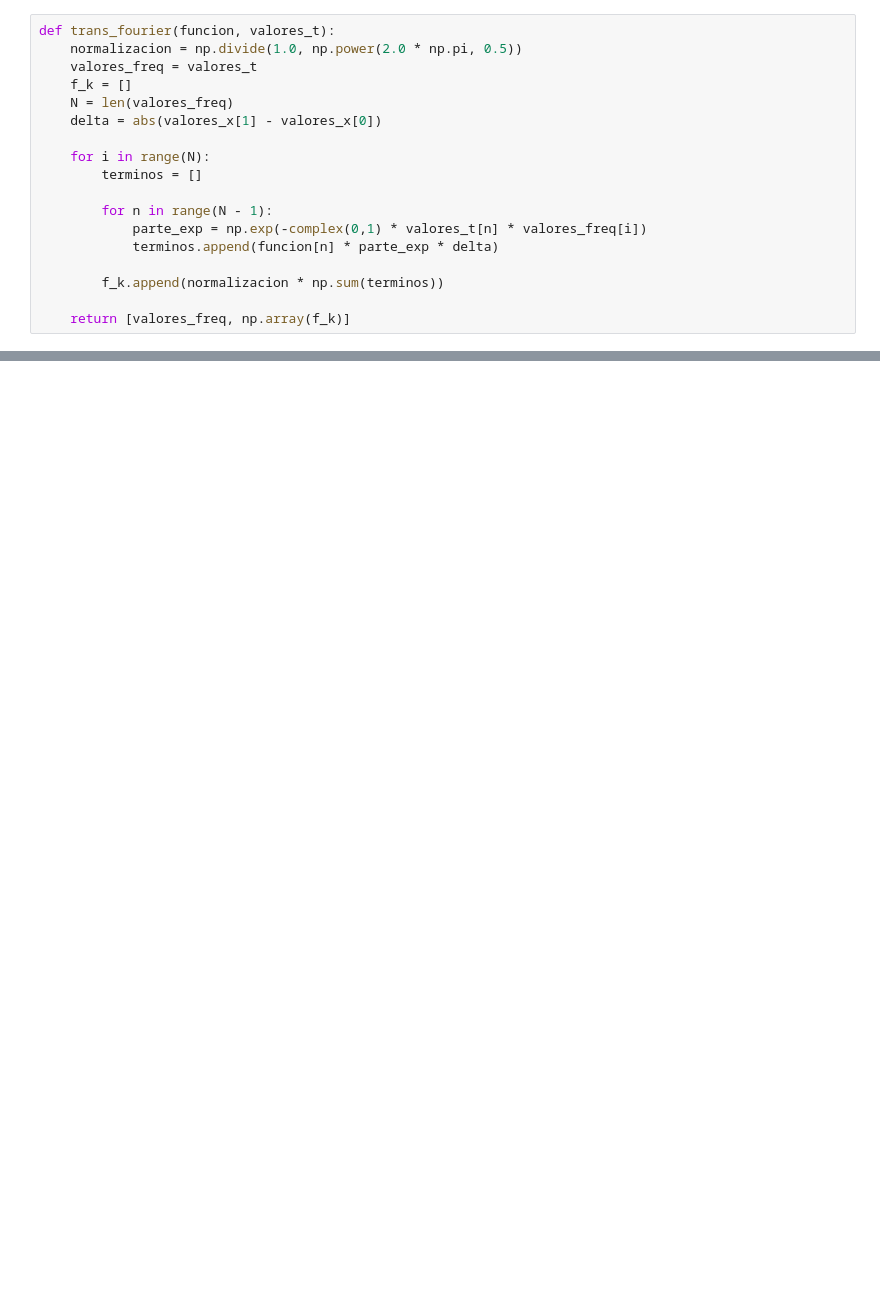
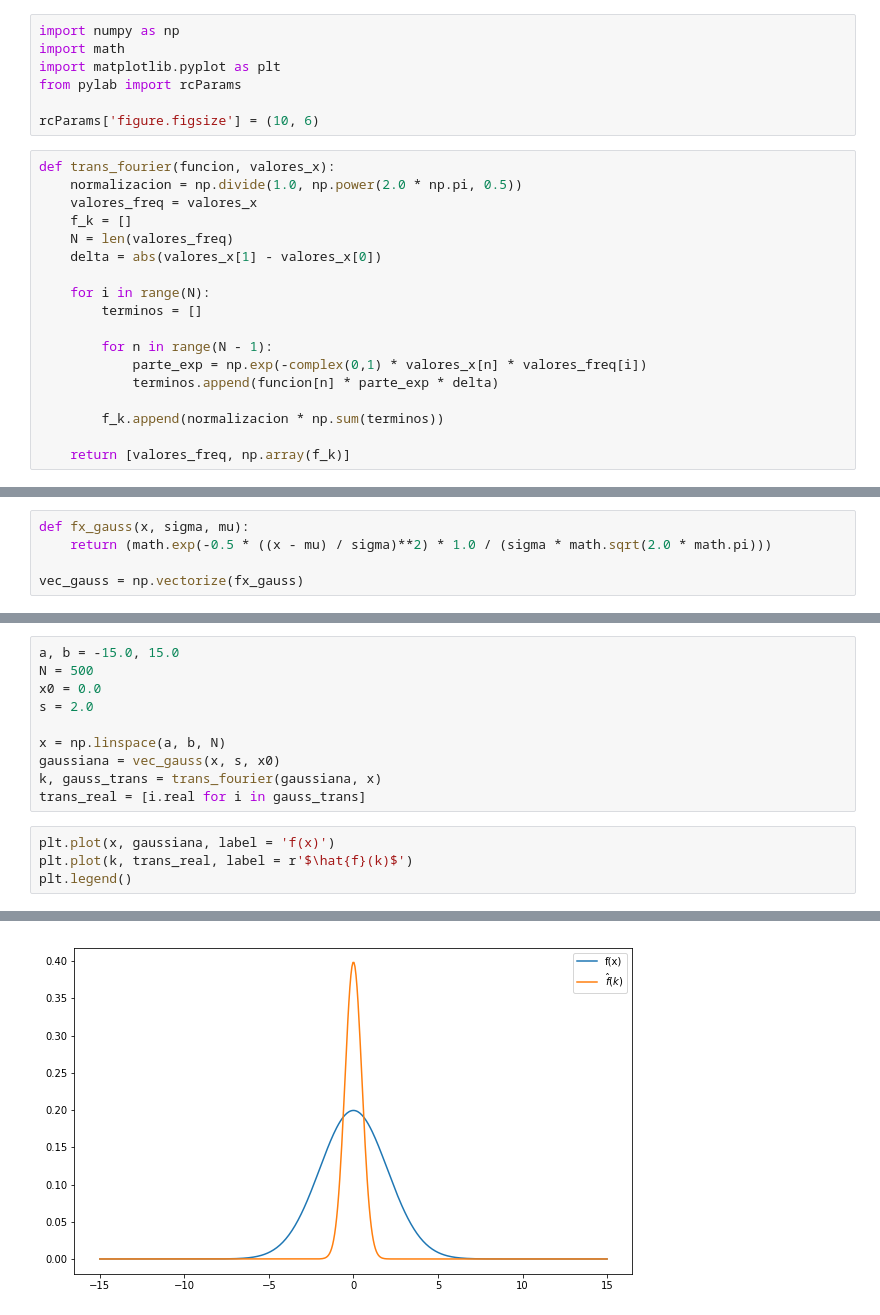
Before and after one commit to CosmoStats/cosmostats2018-Pagutri, a Jupyter notebook: 2daParte/Ejercicio1/01_Fourier_transform.ipynb, the cells around one changed output, grey strips where cells are left out. Cells and saved outputs as stored; diff of their text form; blank space fills up the shorter version.

Commit message:
Terminé Fourier

```diff
--- a/2daParte/Ejercicio1/01_Fourier_transform.ipynb
+++ b/2daParte/Ejercicio1/01_Fourier_transform.ipynb
@@ -15,7 +13,14 @@ import numpy as np
+# %%
+import numpy as np
+import math
+import matplotlib.pyplot as plt
+from pylab import rcParams
+
+rcParams['figure.figsize'] = (10, 6)
 # %%
-def trans_fourier(funcion, valores_t):
+def trans_fourier(funcion, valores_x):
     normalizacion = np.divide(1.0, np.power(2.0 * np.pi, 0.5))
-    valores_freq = valores_t
+    valores_freq = valores_x
     f_k = []
     N = len(valores_freq)
     delta = abs(valores_x[1] - valores_x[0])
@@ -24,7 +29,7 @@ def trans_fourier(funcion, valores_t):
         terminos = []
 
         for n in range(N - 1):
-            parte_exp = np.exp(-complex(0,1) * valores_t[n] * valores_freq[i])
+            parte_exp = np.exp(-complex(0,1) * valores_x[n] * valores_freq[i])
             terminos.append(funcion[n] * parte_exp * delta)
 
         f_k.append(normalizacion * np.sum(terminos))
@@ -32,0 +40,5 @@ def trans_fourier(funcion, valores_t):
+# %%
+def fx_gauss(x, sigma, mu):
+    return (math.exp(-0.5 * ((x - mu) / sigma)**2) * 1.0 / (sigma * math.sqrt(2.0 * math.pi)))
+
+vec_gauss = np.vectorize(fx_gauss)
@@ -32,0 +47,15 @@ def trans_fourier(funcion, valores_t):
+# %%
+a, b = -15.0, 15.0
+N = 500
+x0 = 0.0
+s = 2.0
+
+x = np.linspace(a, b, N)
+gaussiana = vec_gauss(x, s, x0)
+k, gauss_trans = trans_fourier(gaussiana, x)
+trans_real = [i.real for i in gauss_trans]
+# %%
+plt.plot(x, gaussiana, label = 'f(x)')
+plt.plot(k, trans_real, label = r'$\hat{f}(k)$')
+plt.legend()
+# %% [output]
@@ -32,0 +63 @@ def trans_fourier(funcion, valores_t):
+[figure, added]
```
Also changed, not shown: parts of 23 cells of this notebook.
